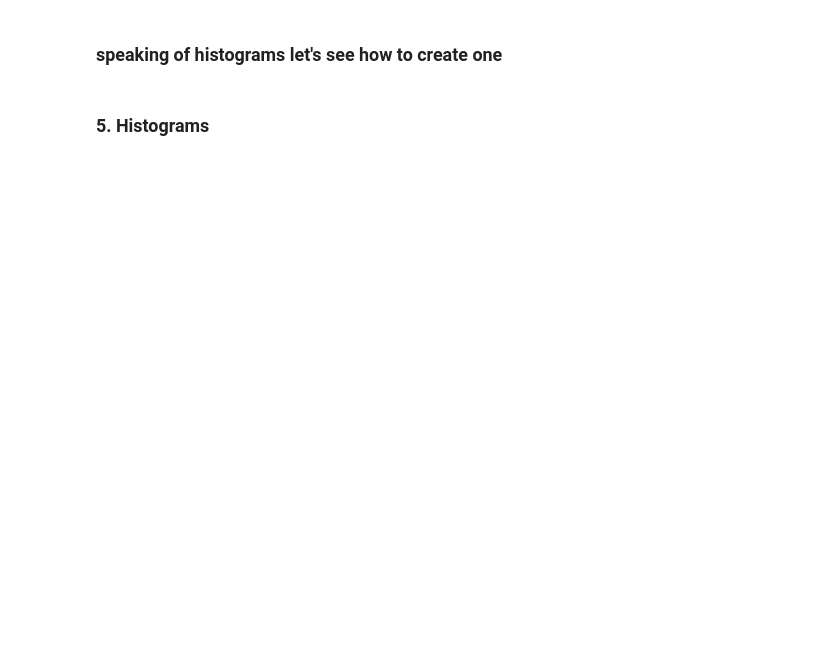
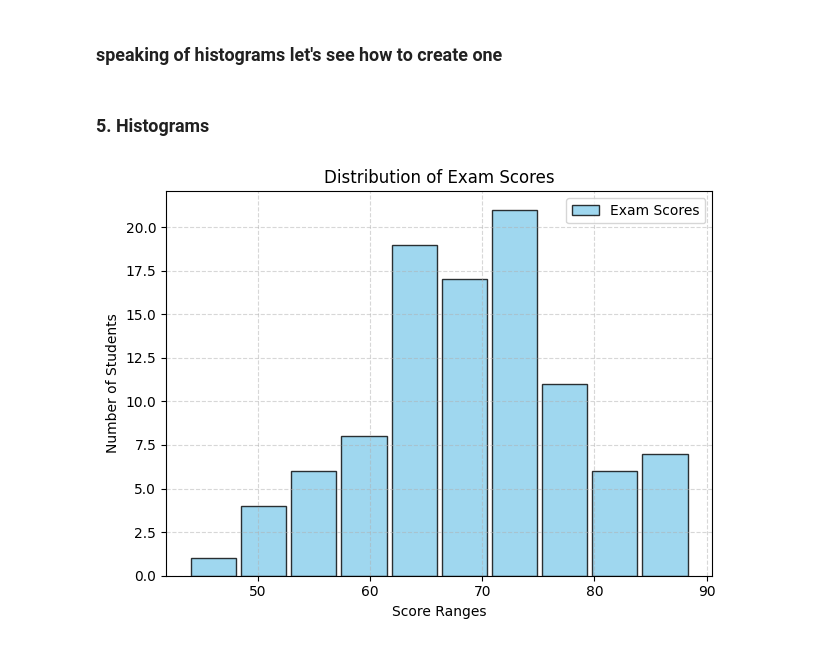
Before and after one commit to macc72/matplotlib_journey, a Jupyter notebook: MatplotlibStarter.ipynb, the cells around one changed output. Saved outputs shown, nothing was run; the diff lists cells and outputs as text; code cells hidden in the pictures; blank space fills up the shorter version.

```diff
--- a/MatplotlibStarter.ipynb
+++ b/MatplotlibStarter.ipynb
@@ -238,3 +275,35 @@ np.random.normal(standard_value, standard_deviation, number_of_values_to_generat
 ### speaking of histograms let's see how to create one
 # %% [markdown]
 ### 5. Histograms
+# %%
+# Example data: Random exam scores for 100 students
+np.random.seed(42)
+scores = np.random.normal(70, 10, 100)  # mean=70, std=10
+
+# Create histogram
+plt.hist(
+    scores,
+    bins=10,                  # Number of bins
+    color='skyblue',          # Fill color
+    edgecolor='black',        # Border color
+    alpha=0.8,                # Transparency
+    density=False,            # Show frequency (False) or probability density (True)
+    histtype='bar',           # Type: 'bar', 'barstacked', 'step', or 'stepfilled'
+    orientation='vertical',   # 'vertical' or 'horizontal'
+    rwidth=0.9,               # Width of bars relative to bin width (0–1)
+    label='Exam Scores'       # For use with legend
+  # cumulative= True          # Setting the cumulative as true does the cumulative of the scores
+)
+
+# Add labels and title
+plt.xlabel('Score Ranges')
+plt.ylabel('Number of Students')
+plt.title('Distribution of Exam Scores')
+plt.grid(True, linestyle='--', alpha=0.5)
+plt.legend()
+
+# Show the plot
+plt.tight_layout()
+plt.show()
+# %% [output]
+[figure, added]
```
Also changed, not shown: parts of 4 cells of this notebook.
